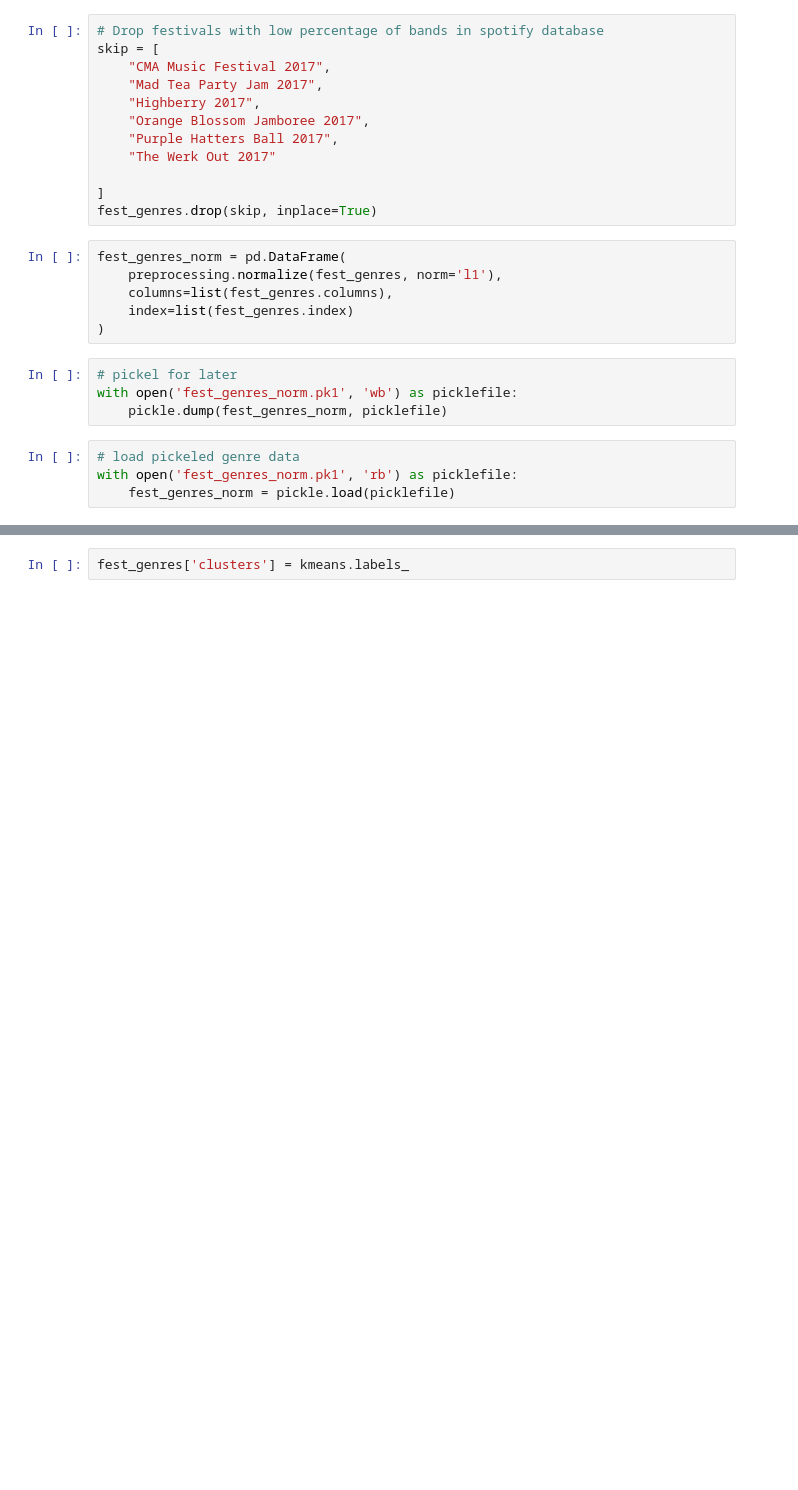
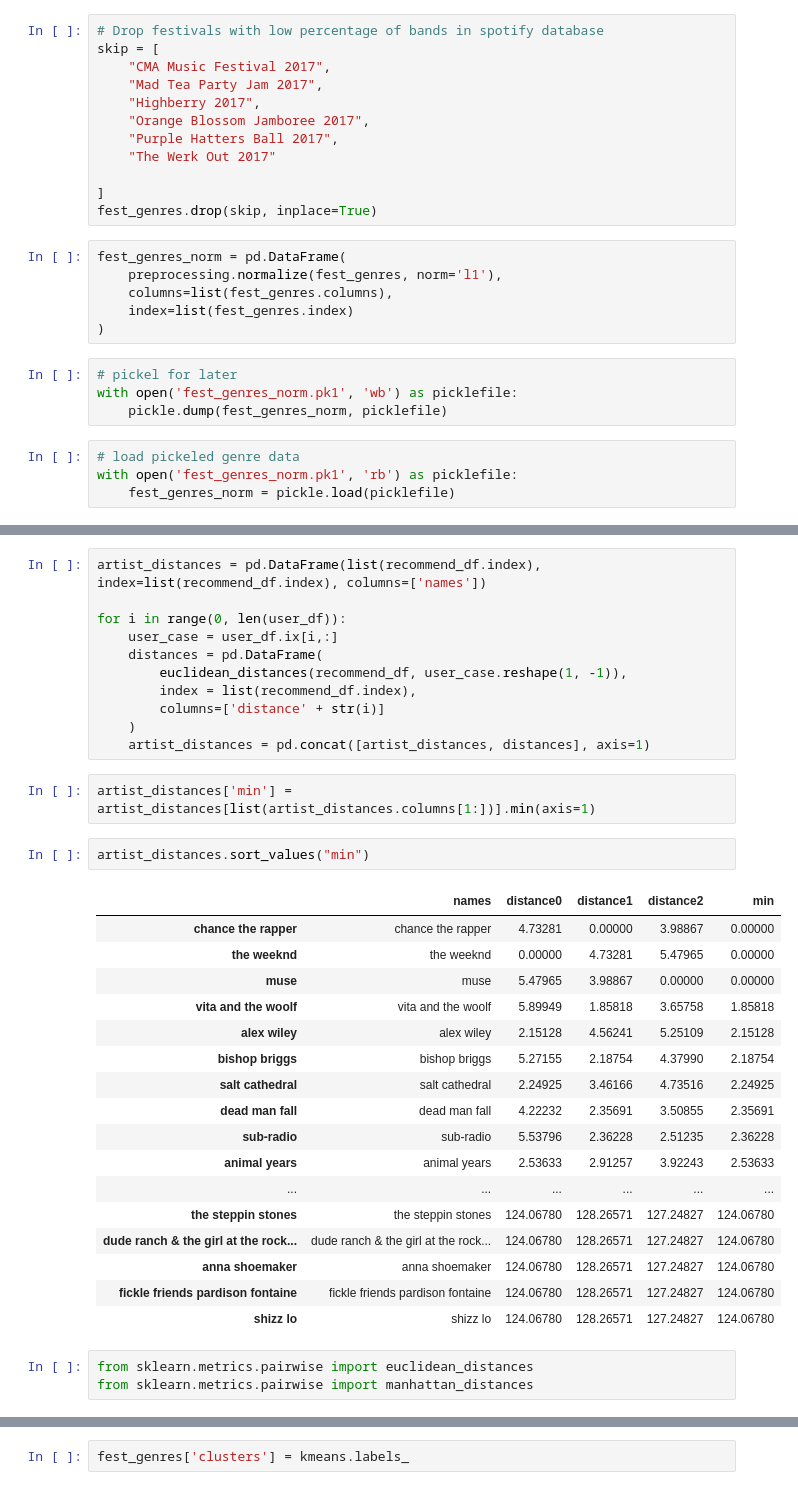
Before and after one commit to aliandra/proj5-festivals, a Jupyter notebook: music_festivals_aws.ipynb, the cells around one changed output, grey strips where cells are left out. Drawn from its saved outputs; the diff is of its cells as text; blank space fills up the shorter version.

```diff
--- a/music_festivals_aws.ipynb
+++ b/music_festivals_aws.ipynb
@@ -407,0 +699,36 @@ with open('fest_genres_norm.pk1', 'rb') as picklefile:
+# %%
+artist_distances = pd.DataFrame(list(recommend_df.index), index=list(recommend_df.index), columns=['names'])
+
+for i in range(0, len(user_df)):
+    user_case = user_df.ix[i,:]
+    distances = pd.DataFrame(
+        euclidean_distances(recommend_df, user_case.reshape(1, -1)),
+        index = list(recommend_df.index),
+        columns=['distance' + str(i)]
+    )
+    artist_distances = pd.concat([artist_distances, distances], axis=1)
+# %%
+artist_distances['min'] = artist_distances[list(artist_distances.columns[1:])].min(axis=1)
+# %%
+artist_distances.sort_values("min")
+# %% [output]
+|  | names | distance0 | distance1 | distance2 | min |
+| chance the rapper | chance the rapper | 4.73281 | 0.00000 | 3.98867 | 0.00000 |
+| the weeknd | the weeknd | 0.00000 | 4.73281 | 5.47965 | 0.00000 |
+| muse | muse | 5.47965 | 3.98867 | 0.00000 | 0.00000 |
+| vita and the woolf | vita and the woolf | 5.89949 | 1.85818 | 3.65758 | 1.85818 |
+| alex wiley | alex wiley | 2.15128 | 4.56241 | 5.25109 | 2.15128 |
+| bishop briggs | bishop briggs | 5.27155 | 2.18754 | 4.37990 | 2.18754 |
+| salt cathedral | salt cathedral | 2.24925 | 3.46166 | 4.73516 | 2.24925 |
+| dead man fall | dead man fall | 4.22232 | 2.35691 | 3.50855 | 2.35691 |
+| sub-radio | sub-radio | 5.53796 | 2.36228 | 2.51235 | 2.36228 |
+| animal years | animal years | 2.53633 | 2.91257 | 3.92243 | 2.53633 |
+| ... | ... | ... | ... | ... | ... |
+| the steppin stones | the steppin stones | 124.06780 | 128.26571 | 127.24827 | 124.06780 |
+| dude ranch & the girl at the rock... | dude ranch & the girl at the rock... | 124.06780 | 128.26571 | 127.24827 | 124.06780 |
+| anna shoemaker | anna shoemaker | 124.06780 | 128.26571 | 127.24827 | 124.06780 |
+| fickle friends pardison fontaine | fickle friends pardison fontaine | 124.06780 | 128.26571 | 127.24827 | 124.06780 |
+| shizz lo | shizz lo | 124.06780 | 128.26571 | 127.24827 | 124.06780 |
+# %%
+from sklearn.metrics.pairwise import euclidean_distances
+from sklearn.metrics.pairwise import manhattan_distances
```
Also changed, not shown: parts of 67 cells of this notebook.
